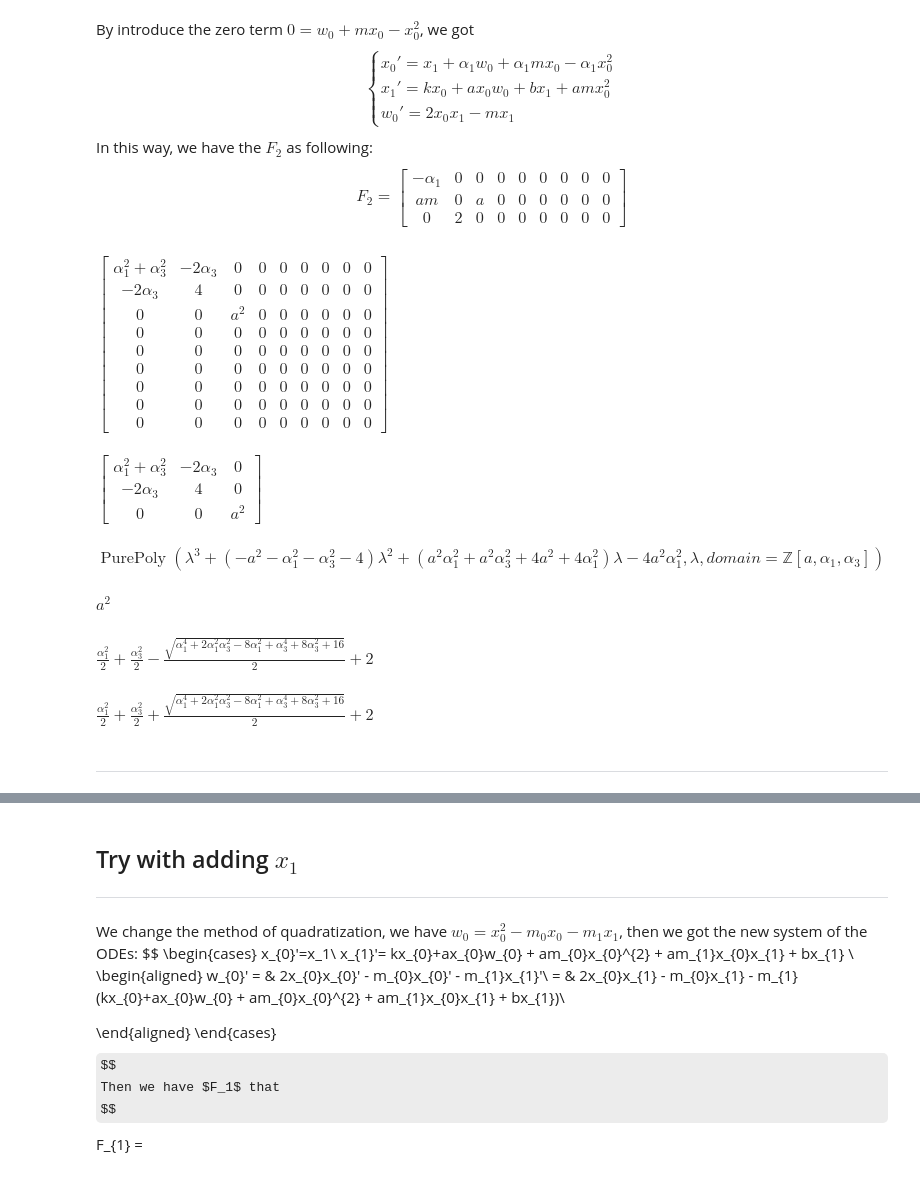
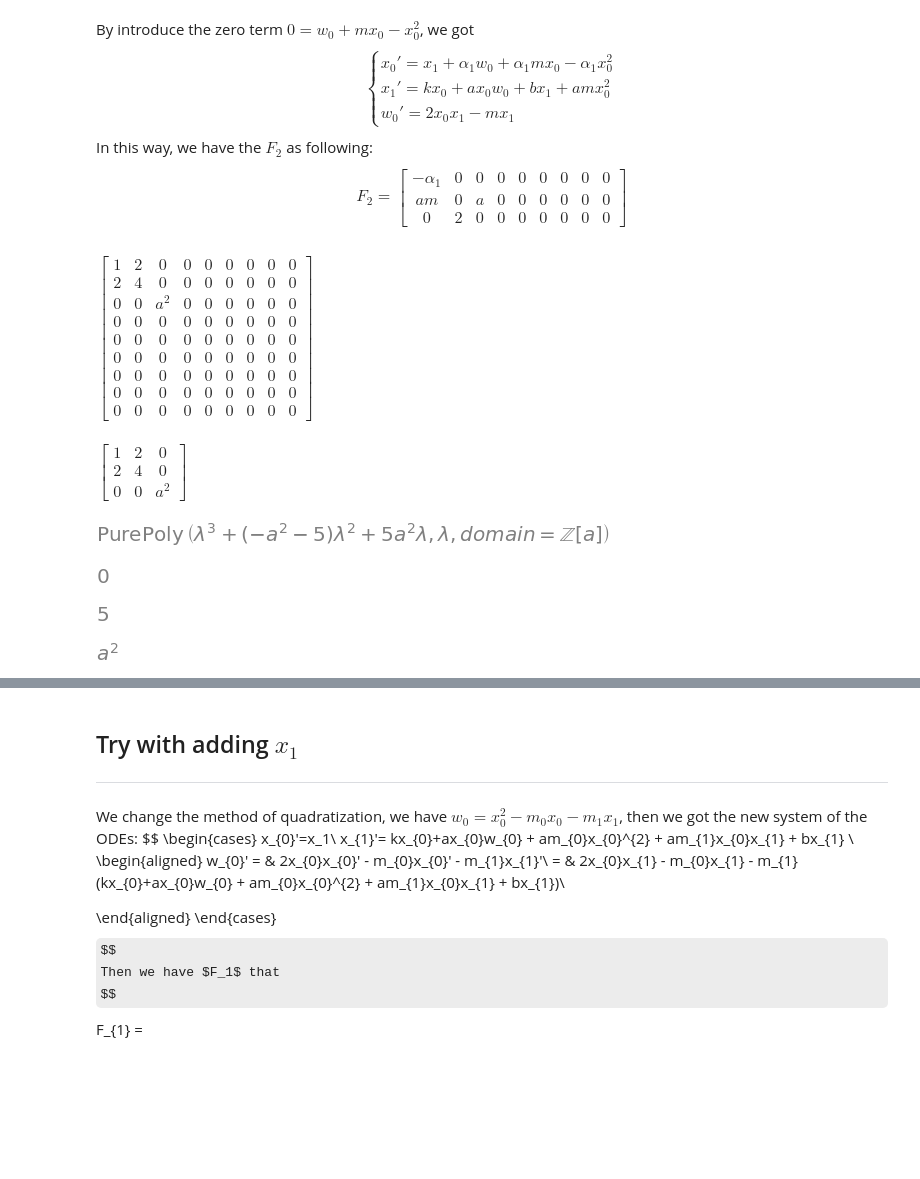
Before and after one commit to yubocai-poly/Reachability-Problem-of-ODE, a Jupyter notebook: Reachability/evaluation/System_example/system_example.ipynb, the cells around one changed output, grey strips where cells are left out. Cells and saved outputs as stored; diff of their text form; code cells hidden in the pictures; some formulas as TeX source; blank space fills up the shorter version.

```diff
--- a/Reachability/evaluation/System_example/system_example.ipynb
+++ b/Reachability/evaluation/System_example/system_example.ipynb
@@ -288,23 +271,21 @@ am & 0 & a & 0 & 0 & 0 & 0 & 0 & 0\\
 \end{bmatrix}
 $$
 # %%
-F2 = sym.Matrix([[-alpha1, 0, 0, 0, 0, 0, 0, 0, 0], [0, 0, a, 0, 0, 0, 0, 0, 0],
-                 [-alpha3, 2, 0, 0, 0, 0, 0, 0, 0]])
+F2 = sym.Matrix([[0, 0, 0, 0, 0, 0, 0, 0, 0], [0, 0, a, 0, 0, 0, 0, 0, 0],
+                 [1, 2, 0, 0, 0, 0, 0, 0, 0]])
 display(F2.T @ F2)
 
 F_ = (F2.T @ F2)[0:3, 0:3]
 display(F_)
 p, lambda1, lambda2, lambda3 = eigenvalue_solver(F_)
 display(p)
 display(lambda1)
 display(lambda2)
 display(lambda3)
 # %% [output]
-$\displaystyle \left[\begin{matrix}\alpha_{1}^{2} + \alpha_{3}^{2} & - 2 \alpha_{3} & 0 & 0 & 0 & 0 & 0 & 0 & 0\\- 2 \alpha_{3} & 4 & 0 & 0 & 0 & 0 & 0 & 0 & 0\\0 & 0 & a^{2} & 0 & 0 & 0 & 0 & 0 & 0\\0 & 0 & 0 & 0 & 0 & 0 & 0 & 0 & 0\\0 & 0 & 0 & 0 & 0 & 0 & 0 & 0 & 0\\0 & 0 & 0 & 0 & 0 & 0 & 0 & 0 & 0\\0 & 0 & 0 & 0 & 0 & 0 & 0 & 0 & 0\\0 & 0 & 0 & 0 & 0 & 0 & 0 & 0 & 0\\0 & 0 & 0 & 0 & 0 & 0 & 0 & 0 & 0\end{matrix}\right]$
+$\displaystyle \left[\begin{matrix}1 & 2 & 0 & 0 & 0 & 0 & 0 & 0 & 0\\2 & 4 & 0 & 0 & 0 & 0 & 0 & 0 & 0\\0 & 0 & a^{2} & 0 & 0 & 0 & 0 & 0 & 0\\0 & 0 & 0 & 0 & 0 & 0 & 0 & 0 & 0\\0 & 0 & 0 & 0 & 0 & 0 & 0 & 0 & 0\\0 & 0 & 0 & 0 & 0 & 0 & 0 & 0 & 0\\0 & 0 & 0 & 0 & 0 & 0 & 0 & 0 & 0\\0 & 0 & 0 & 0 & 0 & 0 & 0 & 0 & 0\\0 & 0 & 0 & 0 & 0 & 0 & 0 & 0 & 0\end{matrix}\right]$
-$\displaystyle \left[\begin{matrix}\alpha_{1}^{2} + \alpha_{3}^{2} & - 2 \alpha_{3} & 0\\- 2 \alpha_{3} & 4 & 0\\0 & 0 & a^{2}\end{matrix}\right]$
+$\displaystyle \left[\begin{matrix}1 & 2 & 0\\2 & 4 & 0\\0 & 0 & a^{2}\end{matrix}\right]$
-$\displaystyle \operatorname{PurePoly}{\left( \lambda^{3} + \left(- a^{2} - \alpha_{1}^{2} - \alpha_{3}^{2} - 4\right) \lambda^{2} + \left(a^{2} \alpha_{1}^{2} + a^{2} \alpha_{3}^{2} + 4 a^{2} + 4 \alpha_{1}^{2}\right) \lambda -  4 a^{2} \alpha_{1}^{2}, \lambda, domain=\mathbb{Z}\left[a, \alpha_{1}, \alpha_{3}\right] \right)}$
-$\displaystyle a^{2}$
-$\displaystyle \frac{\alpha_{1}^{2}}{2} + \frac{\alpha_{3}^{2}}{2} - \frac{\sqrt{\alpha_{1}^{4} + 2 \alpha_{1}^{2} \alpha_{3}^{2} - 8 \alpha_{1}^{2} + \alpha_{3}^{4} + 8 \alpha_{3}^{2} + 16}}{2} + 2$
-$\displaystyle \frac{\alpha_{1}^{2}}{2} + \frac{\alpha_{3}^{2}}{2} + \frac{\sqrt{\alpha_{1}^{4} + 2 \alpha_{1}^{2} \alpha_{3}^{2} - 8 \alpha_{1}^{2} + \alpha_{3}^{4} + 8 \alpha_{3}^{2} + 16}}{2} + 2$
+[figure, added]
+[figure, added]
+[figure, added]
+[figure, added]
-# %% [markdown]
----
```
Also changed, not shown: parts of 10 cells of this notebook, 5 other files.
